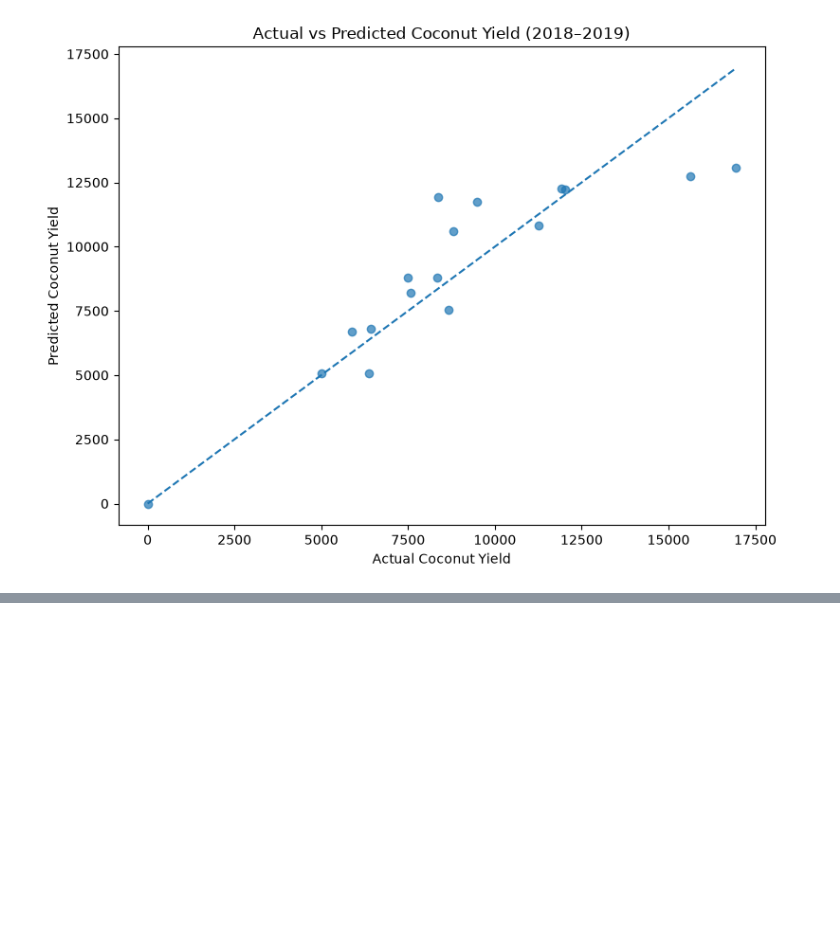
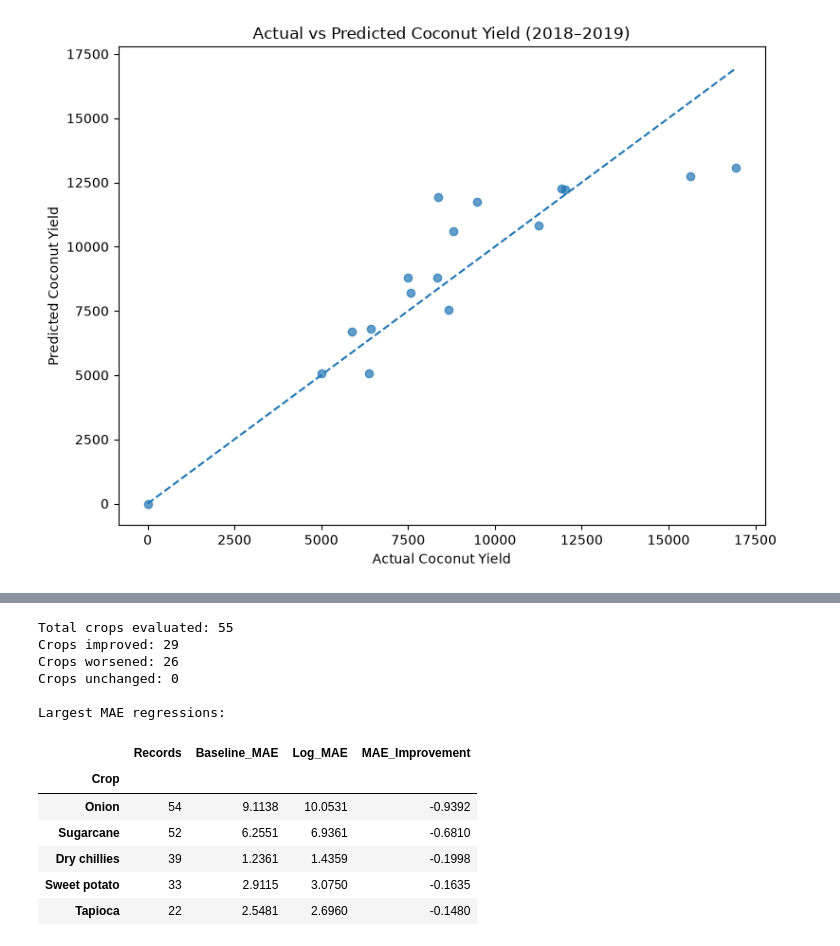
Before and after one commit to rohan24may/Crop-Yield-Analysis, a Jupyter notebook: notebooks/02_data_preprocessing.ipynb, the cells around one changed output, grey strips where cells are left out. Drawn from its saved outputs; the diff is of its cells as text; code cells hidden in the pictures; blank space fills up the shorter version.

```diff
--- a/notebooks/02_data_preprocessing.ipynb
+++ b/notebooks/02_data_preprocessing.ipynb
@@ -1210,0 +1399,37 @@ plt.show()
+# %%
+
+improved_crops = (
+    crop_comparison["MAE_Improvement"] > 0
+).sum()
+
+worsened_crops = (
+    crop_comparison["MAE_Improvement"] < 0
+).sum()
+
+unchanged_crops = (
+    crop_comparison["MAE_Improvement"] == 0
+).sum()
+
+print("Total crops evaluated:", len(crop_comparison))
+print("Crops improved:", improved_crops)
+print("Crops worsened:", worsened_crops)
+print("Crops unchanged:", unchanged_crops)
+
+print("\nLargest MAE regressions:")
+display(
+    crop_comparison.sort_values("MAE_Improvement").head(5).round(4)
+)
+# %% [output]
+Total crops evaluated: 55
+Crops improved: 29
+Crops worsened: 26
+Crops unchanged: 0
+
+Largest MAE regressions:
+|  | Records | Baseline_MAE | Log_MAE | MAE_Improvement |
+| Crop |  |  |  |  |
+| Onion | 54 | 9.1138 | 10.0531 | -0.9392 |
+| Sugarcane | 52 | 6.2551 | 6.9361 | -0.6810 |
+| Dry chillies | 39 | 1.2361 | 1.4359 | -0.1998 |
+| Sweet potato | 33 | 2.9115 | 3.0750 | -0.1635 |
+| Tapioca | 22 | 2.5481 | 2.6960 | -0.1480 |
```
Also changed, not shown: parts of 5 cells of this notebook, 1 other file.
